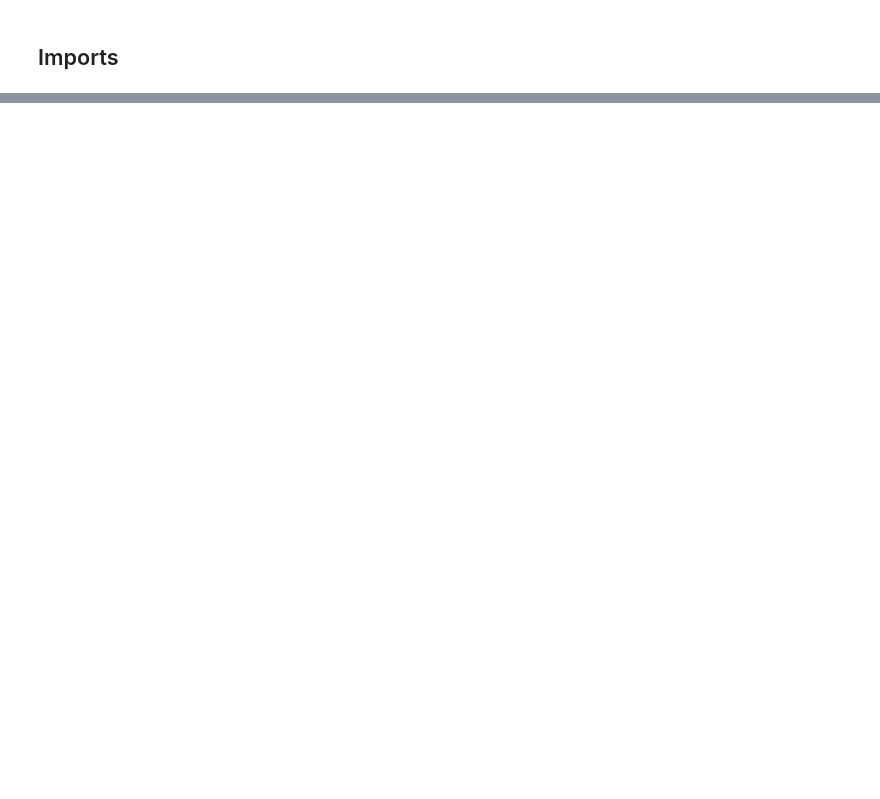
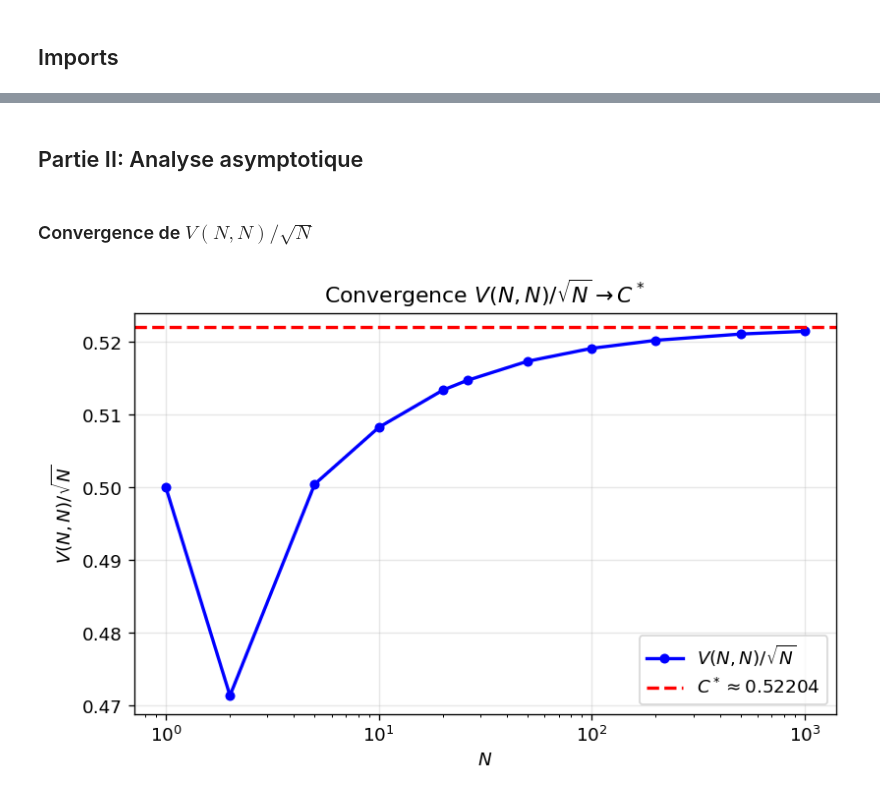
Before and after one commit to usenameFD/Numerical_methods, a Jupyter notebook: arret_optimal.ipynb, the cells around one changed output, grey strips where cells are left out. Saved outputs shown, nothing was run; the diff lists cells and outputs as text; code cells hidden in the pictures; blank space fills up the shorter version.

```diff
--- a/arret_optimal.ipynb
+++ b/arret_optimal.ipynb
@@ -343,0 +30,18 @@ du pont brownien (Ekström & Wanntorp, 2009).
+# %%
+def compute_V(N):
+    """  Retourne la table complete V[r,b] pour r,b dans {0,...,N}. """
+    V = np.zeros((N+1, N+1))
+    for b in range(1, N+1):
+        V[0, b] = b      # bord r=0 : arreter immediatement
+    # bord b=0 : V[r,0]=0 par initialisation
+    # (continuer jusqu'epuisement, gain final = 0)
+    for r in range(1, N+1):
+        for b in range(1, N+1):
+            p = r / (r + b)
+            continuation = p * V[r-1, b] + (1-p) * V[r, b-1]
+            V[r, b] = max(b - r, continuation)
+    return V
+
+# Pour N = 26
+V26 = compute_V(26)
+print(f'V(26,26) = {V26[26,26]:.4f} dollars')
@@ -343,0 +52,9 @@ du pont brownien (Ekström & Wanntorp, 2009).
+# %%
+N_list = [1, 2, 5, 10, 20, 26, 50, 100, 200, 500, 1000]
+
+print(f"{'N':>6} | {'V(N,N)':>10} | {'V(N,N)/sqrt(N)':>16}")
+print('-' * 40)
+for n in N_list:
+    V = compute_V(n)
+    v = V[n, n]
+    print(f'{n:>6} | {v:>10.6f} | {v/np.sqrt(n):>16.6f}')
@@ -343,0 +177,20 @@ du pont brownien (Ekström & Wanntorp, 2009).
+# %% [markdown]
+## Partie II: Analyse asymptotique
+# %% [markdown]
+### Convergence de $V(N,N)/\sqrt{N}$
+# %%
+ratios = [compute_V(n)[n, n] / np.sqrt(n) for n in N_list]
+C_star = 0.52204
+
+fig, ax = plt.subplots(figsize=(7, 4.5))
+ax.semilogx(N_list, ratios, 'bo-', ms=5, lw=2, label=r'$V(N,N)/\sqrt{N}$')
+ax.axhline(C_star, color='r', ls='--', lw=2, label=f'$C^* \\approx {C_star}$')
+ax.set_xlabel('$N$')
+ax.set_ylabel(r'$V(N,N)/\sqrt{N}$')
+ax.set_title(r'Convergence $V(N,N)/\sqrt{N} \to C^*$')
+ax.legend()
+ax.grid(True, alpha=0.3)
+plt.tight_layout()
+plt.show()
+# %% [output]
+[figure, added]
```
Also changed, not shown: parts of 36 cells of this notebook.
